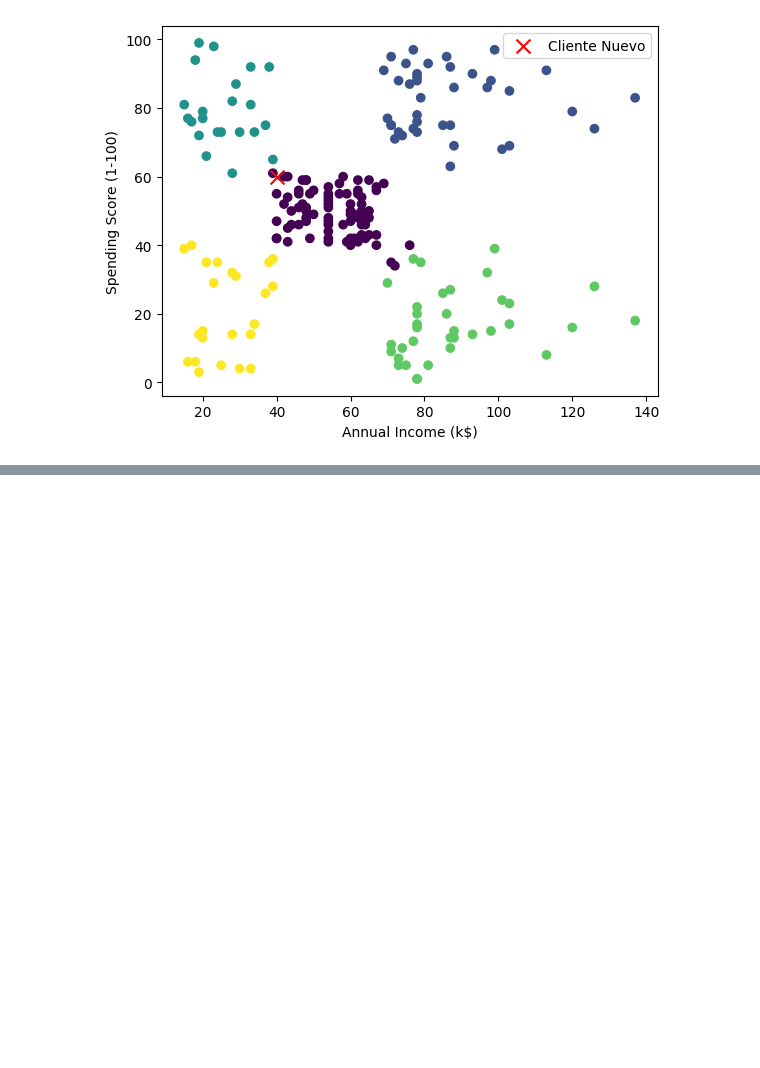
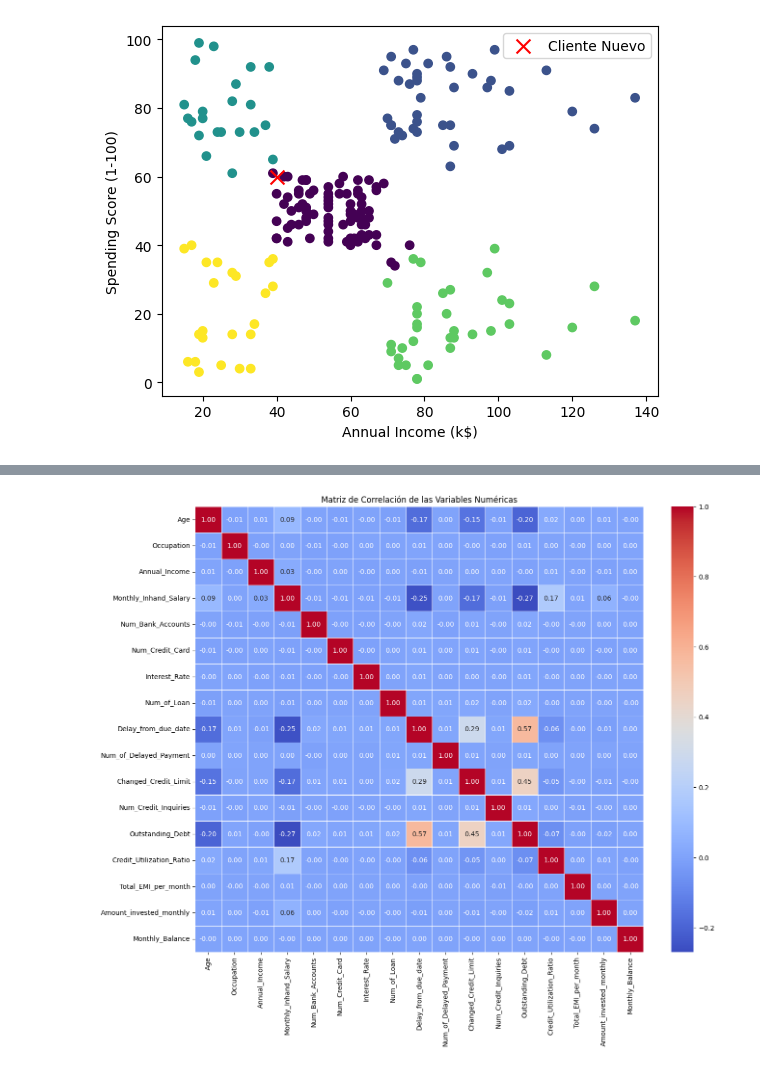
Before and after one commit to ChrisJavier/UIDE_3_WorkGroupDataMinning, a Jupyter notebook: Week02/ClassExercise/Exercise01.ipynb, the cells around one changed output, grey strips where cells are left out. Saved outputs shown, nothing was run; the diff lists cells and outputs as text; code cells hidden in the pictures; blank space fills up the shorter version.

```diff
--- a/Week02/ClassExercise/Exercise01.ipynb
+++ b/Week02/ClassExercise/Exercise01.ipynb
@@ -425,0 +646,12 @@ plt.show()
+# %%
+# Eliminar columnas del DataFrame 'data' con más del 70% de valores faltante
+threshold = int(len(data) * 0.7)
+data = data.dropna(thresh=threshold, axis=1)
+# %%
+# Codificación de etiquetas (Label Encoding) para la columna 'Occupation'
+
+from sklearn.preprocessing import LabelEncoder
+
+label_encoder = LabelEncoder()
+data['Occupation'] = label_encoder.fit_transform(data['Occupation'])
+data.head()
@@ -425,0 +718,25 @@ plt.show()
+# %%
+# Lista de columnas que necesitan limpieza y conversión a numérico
+columns_to_clean = [
+    'Num_of_Loan',
+    'Num_of_Delayed_Payment',
+    'Changed_Credit_Limit',
+    'Amount_invested_monthly',
+    'Monthly_Balance'
+]
+
+for col in columns_to_clean:
+    # Rellenar NaN temporales si la columna podría contenerlos antes de la limpieza
+    # Aunque el .replace por regex ya lo manejaría bien con NaN
+    if data[col].dtype == 'object':
+        # Eliminar cualquier carácter que no sea dígito, punto o guion (para números negativos)
+        data[col] = data[col].astype(str).str.replace('[^0-9.-]', '', regex=True)
+        # Convertir a float y manejar errores con coerce, los errores se convertirán en NaN
+        data[col] = pd.to_numeric(data[col], errors='coerce')
+    # Rellenar los NaN resultantes de la conversión o preexistentes con la media de la columna
+    data[col] = data[col].fillna(data[col].mean())
+
+# Ahora que las columnas problemáticas han sido limpiadas y convertidas a tipo numérico,
+# podemos calcular la matriz de correlación.
+correlation = data.corr(numeric_only=True)
+correlation
@@ -425,0 +762,10 @@ plt.show()
+# %%
+import matplotlib.pyplot as plt
+import seaborn as sns
+
+plt.figure(figsize=(15, 12)) # Ajusta el tamaño de la figura para una mejor visibilidad
+sns.heatmap(correlation, annot=True, cmap='coolwarm', fmt=".2f", linewidths=.5)
+plt.title('Matriz de Correlación de las Variables Numéricas')
+plt.show()
+# %% [output]
+[figure, added]
```
Also changed, not shown: parts of 24 cells of this notebook.
